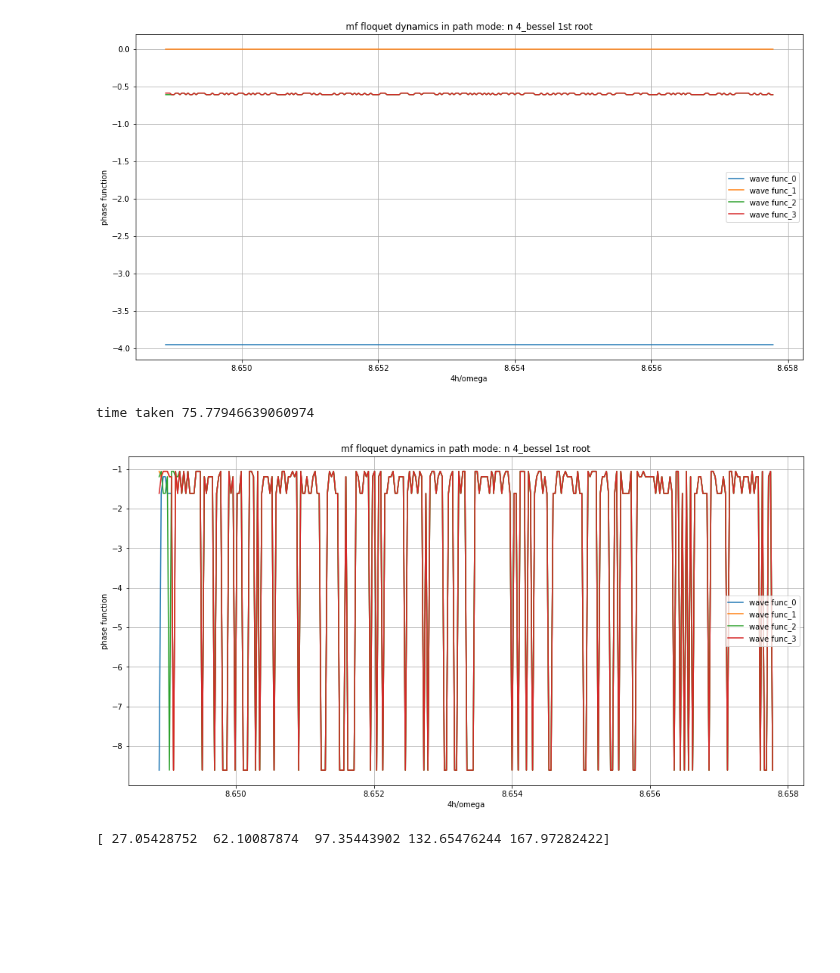
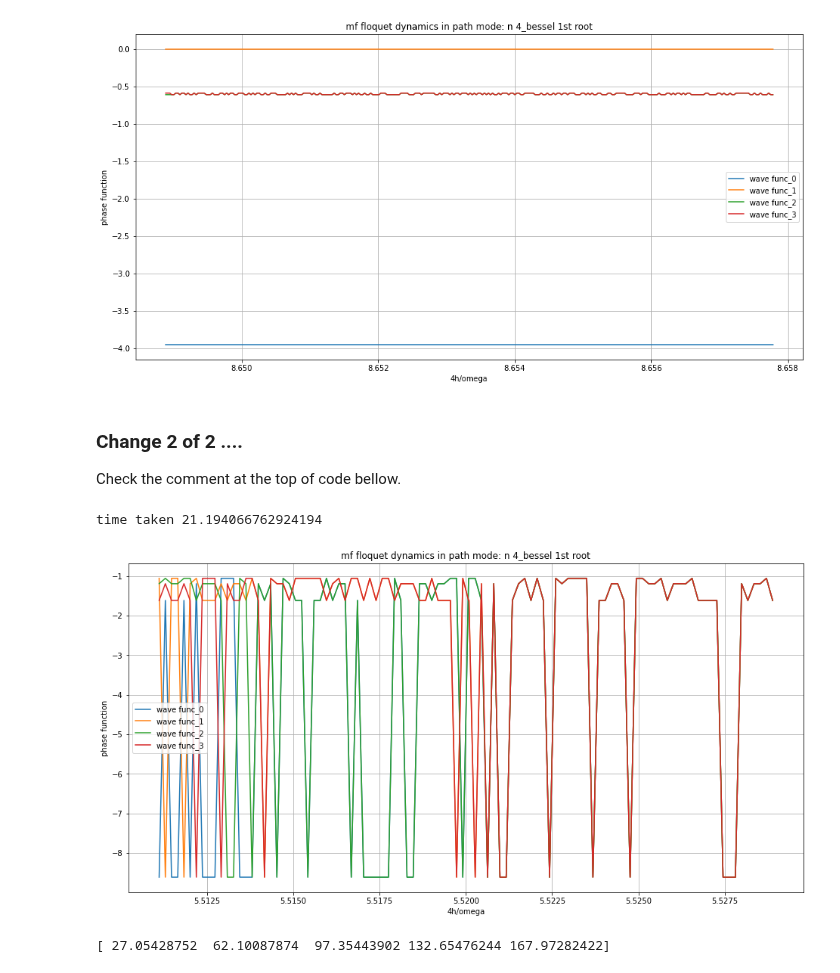
Before and after one commit to SuperStarCZ/floquet_theory, a Jupyter notebook: floquet_mfd__specific_path.ipynb, the cells around one changed output. Saved outputs shown, nothing was run; the diff lists cells and outputs as text; code cells hidden in the pictures; blank space fills up the shorter version.

```diff
--- a/floquet_mfd__specific_path.ipynb
+++ b/floquet_mfd__specific_path.ipynb
@@ -515,6 +530,9 @@ if __name__ == '__main__':
 # %% [output]
 time taken 11.002865076065063
 [figure]
+# %% [markdown]
+### Change 2 of 2 ....
+Check the comment at the top of code bellow.
 # %%
 ## cosp is taken one by one comumn and the q's are all taken in summation to get the Hamiltoian
 
@@ -529,11 +547,11 @@ start = time.time()
 
 N = 4
 h0 = 0.1
-tsteps = 50                        # number of increment in time
-hsteps = 300                        # number of increment in h
-hs = np.linspace(97.3,97.4,hsteps)
-hbessel = 97.35443902
-hs = np.sort(np.hstack((hs,hbessel)))
+tsteps = 100                        # number of increment in time
+hsteps = 1000                        # number of increment in h
+hss = np.linspace(62.0,62.2,tsteps)
+hbssl = 62.10087874
+hs = np.sort(np.hstack((hss,hbssl)))
 qs = np.linspace(-0.5, 0.5, N)
 omega = 45.0
 w = omega
@@ -641,35 +659,36 @@ if __name__ == '__main__':
         evecs_path = evecs[nn]
         phasefunc_path[0] = phasefunc.real
 
         # calculate for rest of the "h"
         for cc, h in enumerate(hs[1:len(hs)]):
             floqEvolution_mat = np.zeros((N,N)) + 1j * np.zeros((N,N))
             for mm in np.arange(N):
                 psi0 = periodic_psi[mm]
                 cosp = cospsi[mm]
                 psi_t = odeintw(floq_func,psi0,t,args=(h,h0,w,cosp))
                 floqEvolution_mat[mm] = psi_t[tsteps-1]
             evals, evecs = eig(floqEvolution_mat)
             evecs = np.asarray(list(map(lambda x :x/np.linalg.norm(x),evecs)))
             prob = np.asarray(list(map(lambda x:np.dot(np.conjugate(evecs_path).T,x),evecs)))
+
             for i,pr in enumerate(prob):
                 if (pr.real == np.max(prob.real)):
                     pp = i
                     break
             evecs_path = evecs[pp]
             phasefunc = (1j * np.log(evals[pp]))/T
             phasefunc_path[cc+1] = phasefunc.real
 
 
         plt.plot(4*hs/w,phasefunc_path,label = labelname)
         #plt.scatter(4*hs/w,phasefunc_path,color='black', marker='.')
         plt.legend()
     plt.grid()
     print('time taken',time.time()-start)
     plt.show()
 # %% [output]
-time taken 75.77946639060974
+time taken 21.194066762924194
-[figure, old version]
+[figure, new version]
 # %%
 # range of h
 
```
Also changed, not shown: parts of 8 cells of this notebook.
